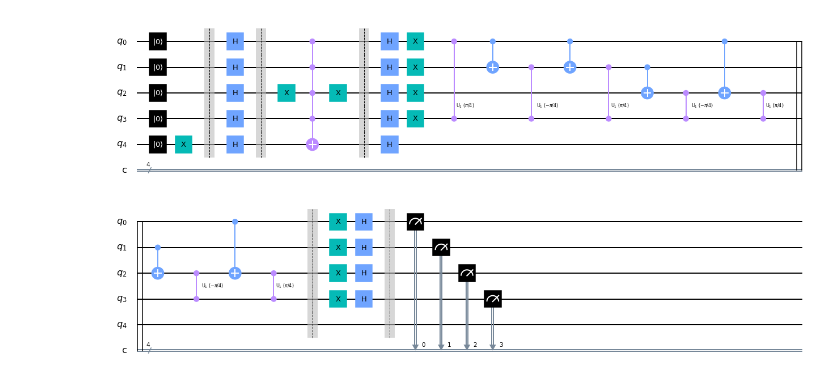
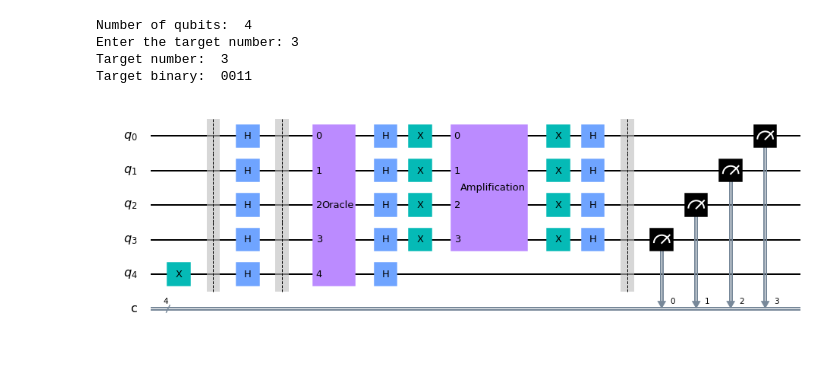
Before and after one commit to SaashaJoshi/grovers-algorithm, a Jupyter notebook: Grover_Boolean_Oracle.ipynb, the cells around one changed output. Cells and saved outputs as stored; diff of their text form; code cells hidden in the pictures.

```diff
--- a/Grover_Boolean_Oracle.ipynb
+++ b/Grover_Boolean_Oracle.ipynb
@@ -6,14 +85,36 @@ import numpy as np
+# %%
+def get_target(n):
+    # Target qubit combination
+    target = int(input('Enter the target number: '))
+#     max_n = 2**n
+#     target = np.random.randint(max_n)
+    print('Target number: ', target)
+
+    # Target Binary
+    target_binary = "{0:04b}".format(target)
+    print('Target binary: ', target_binary)
+
+    return target, target_binary
 # %%
-# n = int(input('Enter number of required qubits: '))
-n = 4
+def main():
+    # Qubits
+    n = 4     # n = int(input('Enter number of required qubits: '))
+    print('Number of qubits: ', n)
 
-circuit = QuantumCircuit(n+1, n)    # Add one for ancillia qubit
+    # Target
+    target, target_binary = get_target(n)
 
-circuit.reset(range(n+1))
-circuit.x(n)
-circuit.barrier()
+    # Initialize
+    circuit = QuantumCircuit(n+1, n)    # Add one for ancillia qubit
+    initialize(circuit, n)
 
-circuit.h(range(n+1))
-circuit.barrier()
+    # Grover's Operator
+    grover_operator(circuit, n, target_binary)
 
-circuit.draw('mpl')
+    # End
+    circuit.barrier()
+#     circuit.measure(range(n), range(n))
+    circuit.measure([3, 2, 1, 0], [0, 1, 2, 3])
+
+    # circuit.draw('mpl')
+    return circuit
@@ -102,10 +121,12 @@ circuit.draw('mpl')
 # %%
-circuit.barrier()
-circuit.measure(range(n), range(n))
-
+circuit = main()
 circuit.draw('mpl')
 # %% [output]
+Number of qubits:  4
+Enter the target number: 3
+Target number:  3
+Target binary:  0011
-[figure, old version]
+[figure, new version]
 # %%
 backend = Aer.get_backend('qasm_simulator')
 results = execute(circuit, backend, shots = 1024).result()
```
Also changed, not shown: parts of 15 cells of this notebook.
